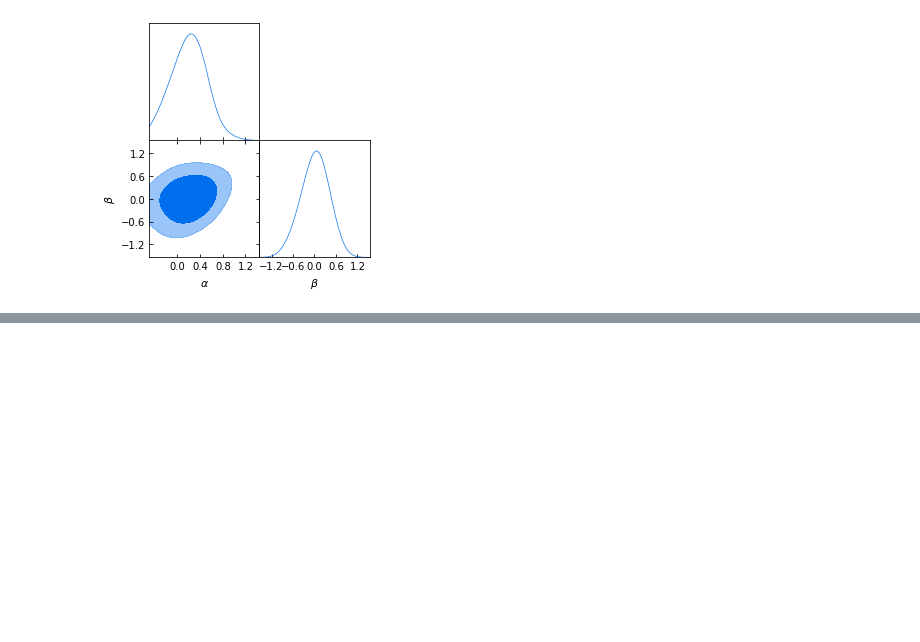
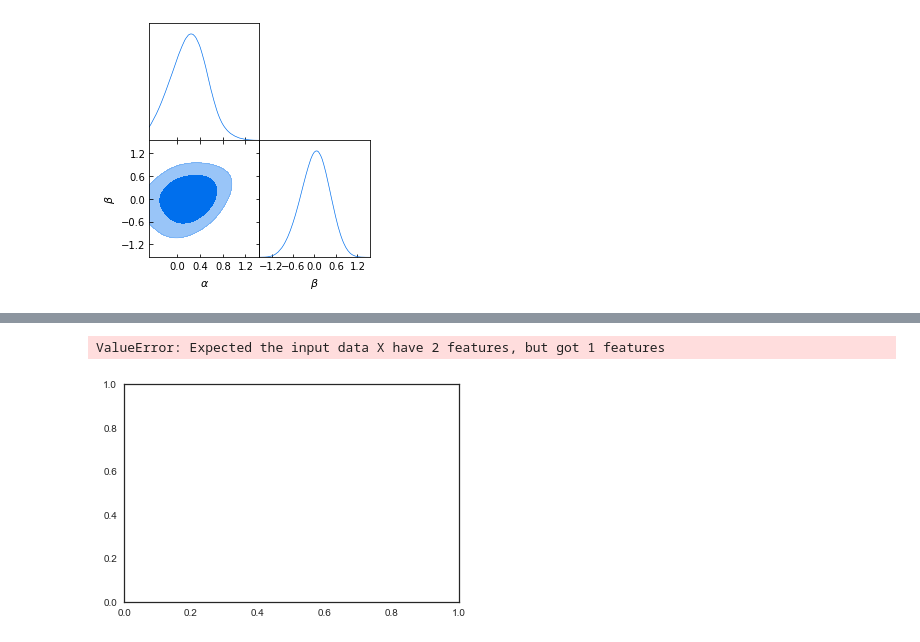
Before and after one commit to gcanasherrera/R-cobaya, a Jupyter notebook: New_GetDist.ipynb, the cells around one changed output, grey strips where cells are left out. Saved outputs shown, nothing was run; the diff lists cells and outputs as text; code cells hidden in the pictures; blank space fills up the shorter version.

```diff
--- a/New_GetDist.ipynb
+++ b/New_GetDist.ipynb
@@ -89,0 +138,39 @@ g = sns.jointplot(chains_df["a"], chains_df["b"], kind="kde")
+# %%
+#Let's choose 6 as the number of gaussian functions and create the model
+model_mix = mixture.GaussianMixture(1)
+model_mix.fit(X)
+
+#Fit the GMM with random data from the correspondent gaussians
+
+fig = plt.figure()
+ax = fig.add_subplot(111)
+x = np.linspace(-1, 1.5, 2000).reshape(2000,1)
+#
+logprob = model_mix.score_samples(x)
+sim_stars = model_mix.sample(100000) #careful, the information is saved in the first component
+#
+pdf = np.exp(logprob)
+ax.plot(x, pdf, '-k')
+ax.hist(sim_stars[0][:,0], normed=True, histtype='stepfilled', alpha=0.4)
+plt.show()
+
+#sim_stars = model_mix.sample(100000) #careful, the information is saved in the first component
+#fig, ax = plt.subplots(1,2)
+#fig.figsize=(500, 500)
+#ax[0].set_ylabel('Frequency', fontsize=15)
+#ax[0].hist(Color.colorYJ, normed=True, histtype='stepfilled', alpha=0.4, label = "Original")
+#ax[0].hist(sim_stars[0][:,0], normed=True, histtype='stepfilled', alpha=0.4, label = "Simulated")
+#ax[0].set_xlabel('a', fontsize=15)
+#ax[0].set_xlim(xlim)
+#ax[0].set_yscale("log")
+
+#ax[1].hist(Color.colorJH, histtype='stepfilled', alpha=0.4, label = "Original")
+#ax[1].hist(sim_stars[0][:,1], histtype='stepfilled', alpha=0.4, label = "Simulated")
+#ax[1].set_xlabel('b', fontsize=15)
+#ax[1].set_yticklabels([])
+#ax[1].set_xlim(xlim)
+#ax[1].set_yscale("log")
+#ax[1].legend(bbox_to_anchor=(1., 1.0), fontsize=15)
+# %% [output]
+ValueError: Expected the input data X have 2 features, but got 1 features
+[figure, added]
```
Also changed, not shown: parts of 4 cells of this notebook.
